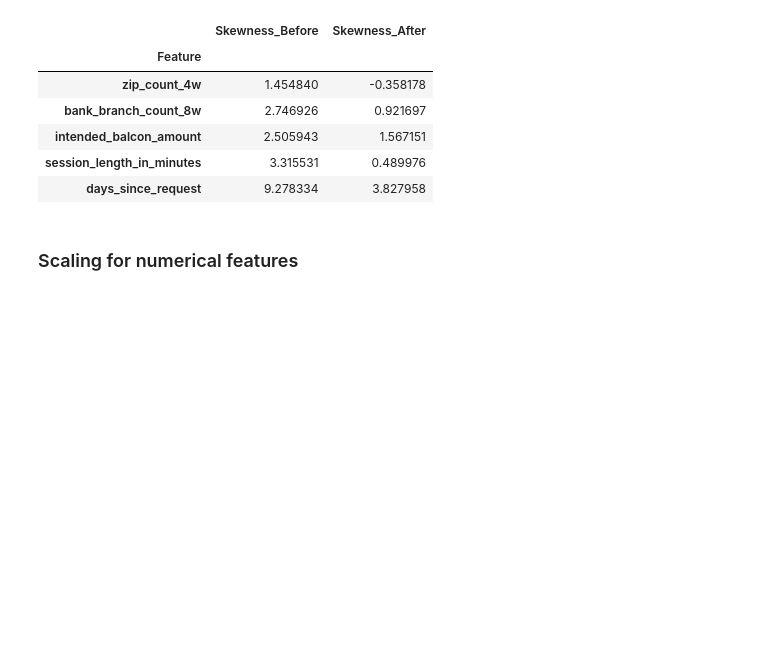
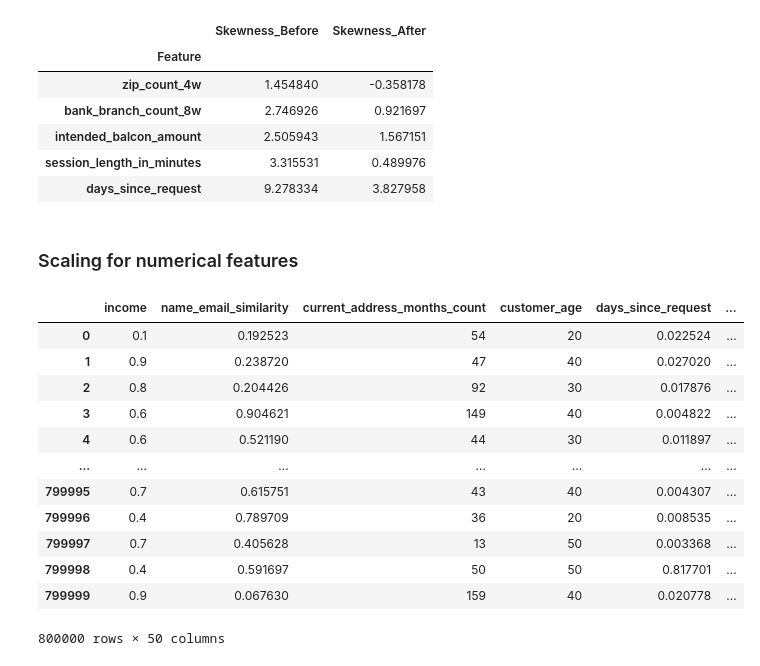
Before and after one commit to jonnywong288/bank-account-fraud, a Jupyter notebook: feature_engineering.ipynb, the cells around one changed output. Drawn from its saved outputs; the diff is of its cells as text; code cells hidden in the pictures; blank space fills up the shorter version.

```diff
--- a/feature_engineering.ipynb
+++ b/feature_engineering.ipynb
@@ -218,0 +239,16 @@ scaler = RobustScaler()
+# %%
+X_train
+# %% [output]
+|  | income | name_email_similarity | current_address_months_count | customer_age | days_since_request | ... |
+| 0 | 0.1 | 0.192523 | 54 | 20 | 0.022524 | ... |
+| 1 | 0.9 | 0.238720 | 47 | 40 | 0.027020 | ... |
+| 2 | 0.8 | 0.204426 | 92 | 30 | 0.017876 | ... |
+| 3 | 0.6 | 0.904621 | 149 | 40 | 0.004822 | ... |
+| 4 | 0.6 | 0.521190 | 44 | 30 | 0.011897 | ... |
+| ... | ... | ... | ... | ... | ... | ... |
+| 799995 | 0.7 | 0.615751 | 43 | 40 | 0.004307 | ... |
+| 799996 | 0.4 | 0.789709 | 36 | 20 | 0.008535 | ... |
+| 799997 | 0.7 | 0.405628 | 13 | 50 | 0.003368 | ... |
+| 799998 | 0.4 | 0.591697 | 50 | 50 | 0.817701 | ... |
+| 799999 | 0.9 | 0.067630 | 159 | 40 | 0.020778 | ... |
+800000 rows × 50 columns
```
Also changed, not shown: parts of 5 cells of this notebook.
